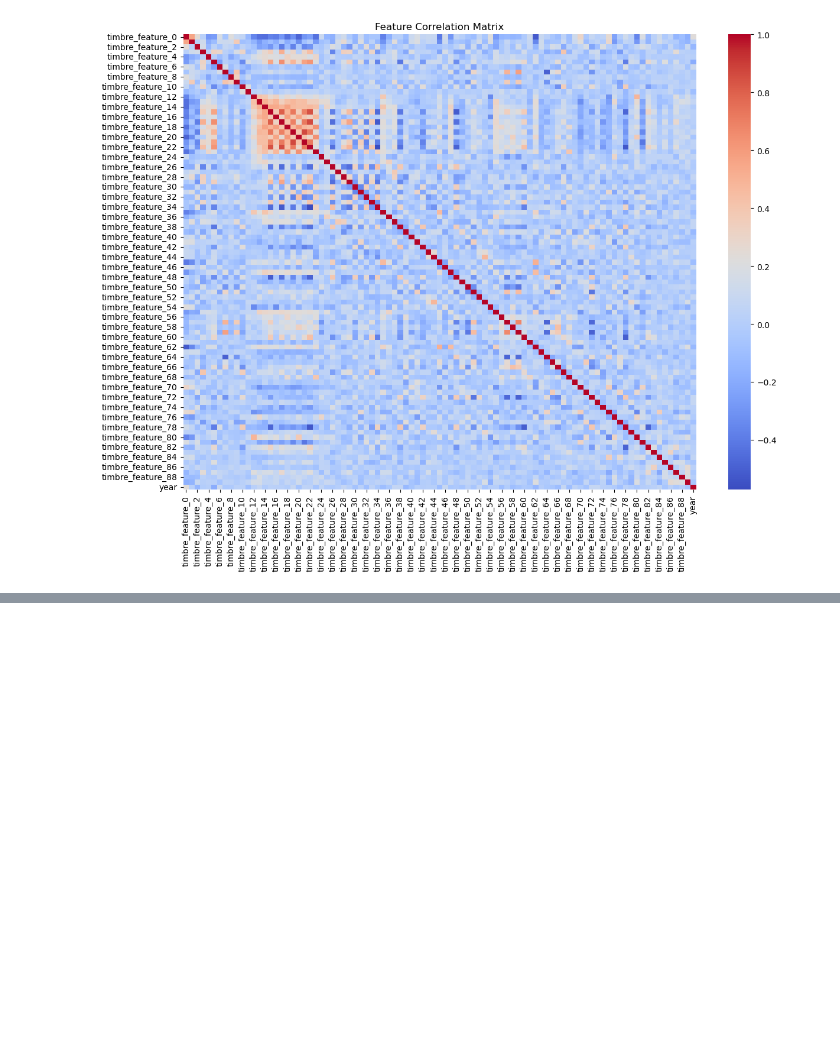
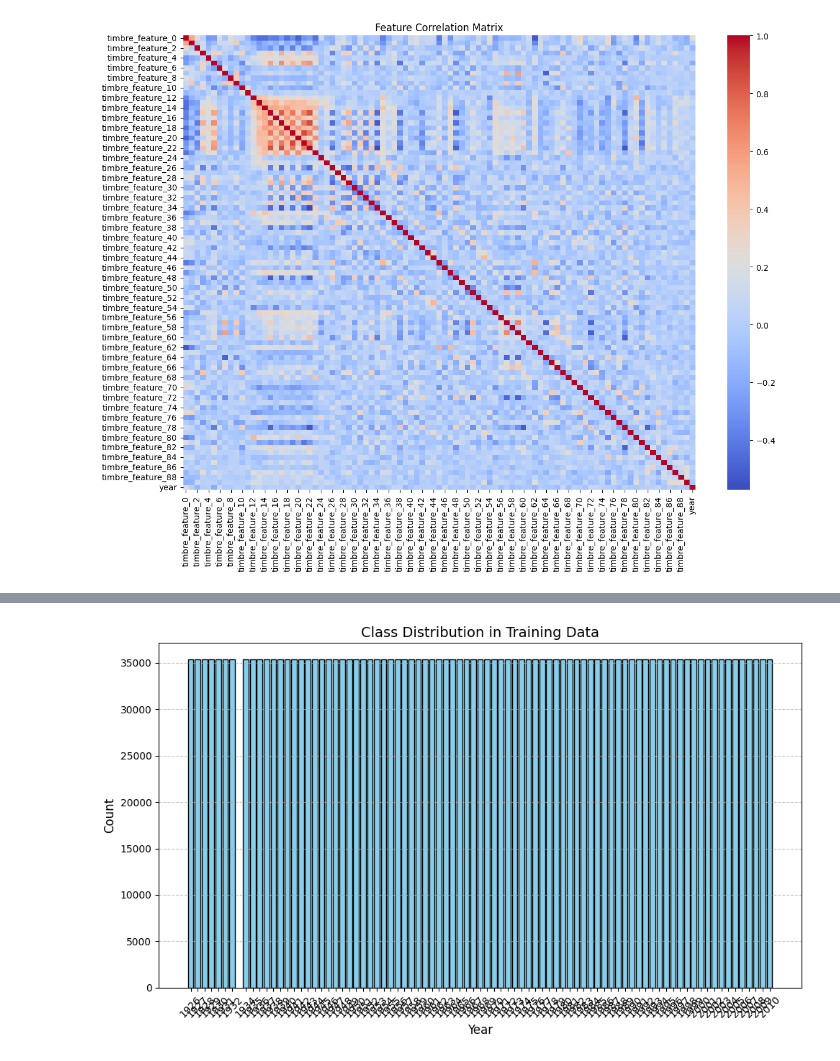
Before and after one commit to Skillz619/CMPE-255-Team-Project, a Jupyter notebook: Project.ipynb, the cells around one changed output, grey strips where cells are left out. Drawn from its saved outputs; the diff is of its cells as text; code cells hidden in the pictures; blank space fills up the shorter version.

```diff
--- a/Project.ipynb
+++ b/Project.ipynb
@@ -95,0 +141,19 @@ plt.show()
+# %%
+import matplotlib.pyplot as plt
+import numpy as np
+
+# Calculate unique values and their counts
+unique, counts = np.unique(training_year_resampled, return_counts=True)
+
+# Plot the class distribution
+plt.figure(figsize=(10, 6))
+plt.bar(unique, counts, color='skyblue', edgecolor='black')
+plt.title('Class Distribution in Training Data', fontsize=14)
+plt.xlabel('Year', fontsize=12)
+plt.ylabel('Count', fontsize=12)
+plt.xticks(unique, rotation=45, fontsize=10)
+plt.grid(axis='y', linestyle='--', alpha=0.7)
+plt.tight_layout()
+plt.show()
+# %% [output]
+[figure, added]
```
Also changed, not shown: parts of 9 cells of this notebook.
